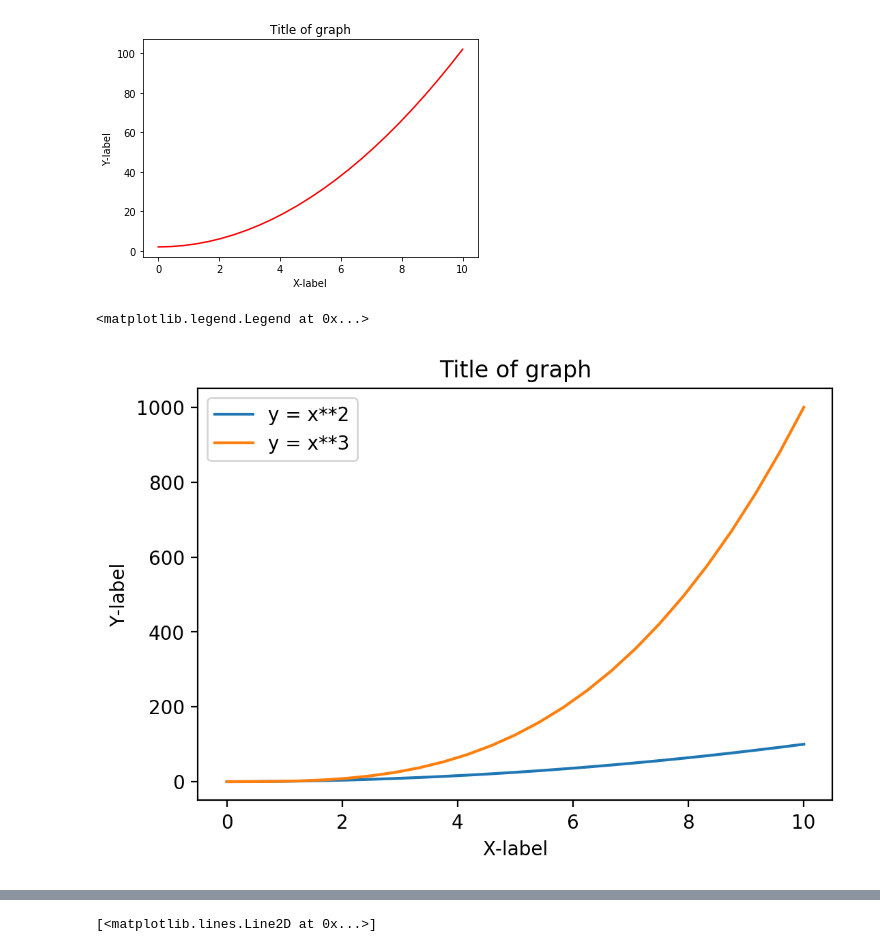
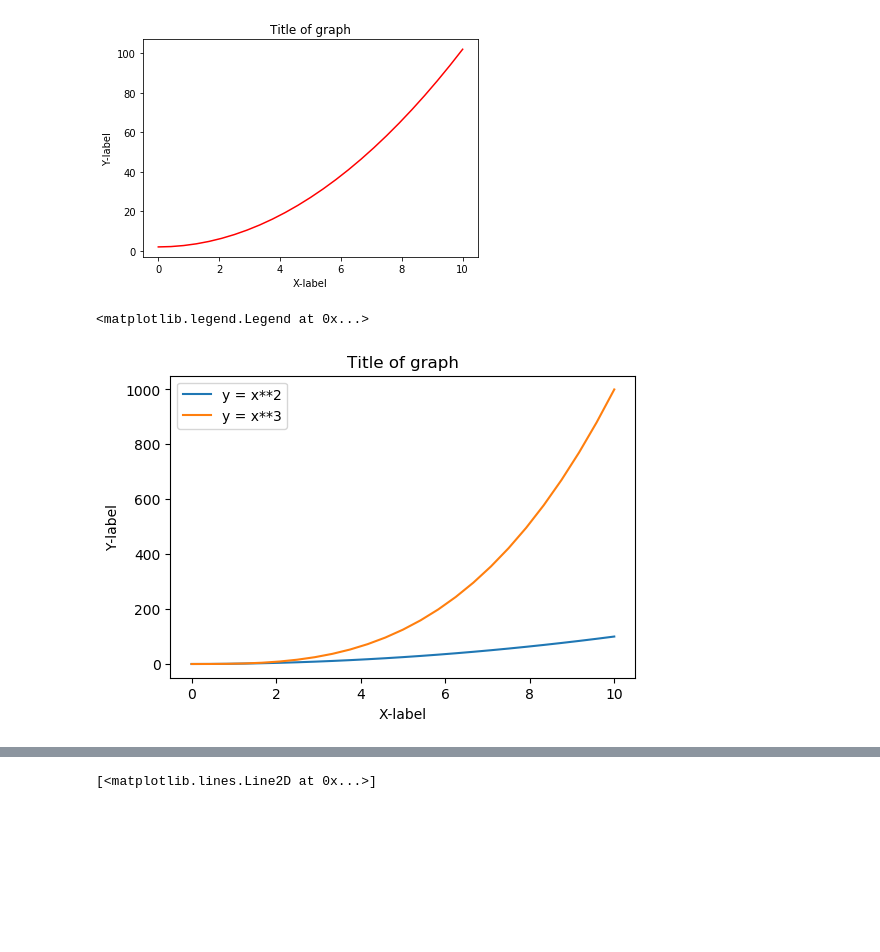
Before and after one commit to Abisola-ds/Python-Libraries-for-data-science, a Jupyter notebook: Matplotlib.ipynb, the cells around one changed output, grey strips where cells are left out. Saved outputs shown, nothing was run; the diff lists cells and outputs as text; code cells hidden in the pictures; blank space fills up the shorter version.

```diff
--- a/Matplotlib.ipynb
+++ b/Matplotlib.ipynb
@@ -59,16 +102,17 @@ axes.plot(x,y,"r")
 [<matplotlib.lines.Line2D at 0x...>]
 [figure]
 # %%
-#Setting legends this is like a key describing represntation
-fig,axes = plt.subplots(dpi = 200)
+#Setting legends. This is like a key describing representation
+
+fig,axes = plt.subplots(dpi = 100)
 axes.set_title("Title of graph")
 axes.set_xlabel("X-label")
 axes.set_ylabel("Y-label")
 axes.plot(x,x**2)
 axes.plot(x,x**3)
-axes.legend(["y = x**2", "y = x**3"], loc = 2) #loc specifies where you want the legend/key to be on your graph
+axes.legend(["y = x**2", "y = x**3"], loc = 2)             #loc specifies where you want the legend/key to be on your graph
 # %% [output]
 <matplotlib.legend.Legend at 0x...>
-[figure, old version]
+[figure, new version]
 # %%
 #In matplotlib, you can set other properties such as line colors, transperency, and more
```
Also changed, not shown: parts of 23 cells of this notebook.
